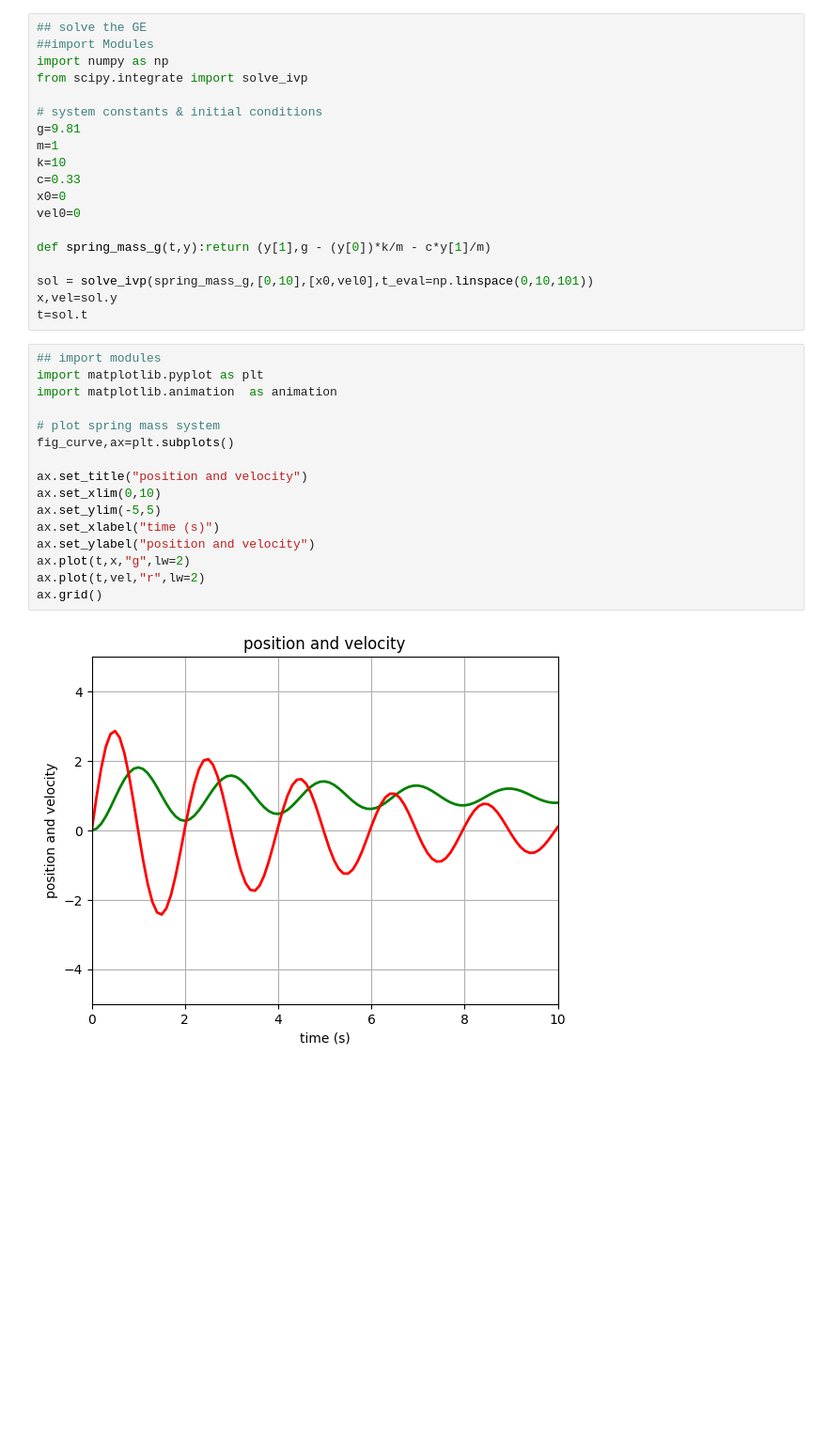
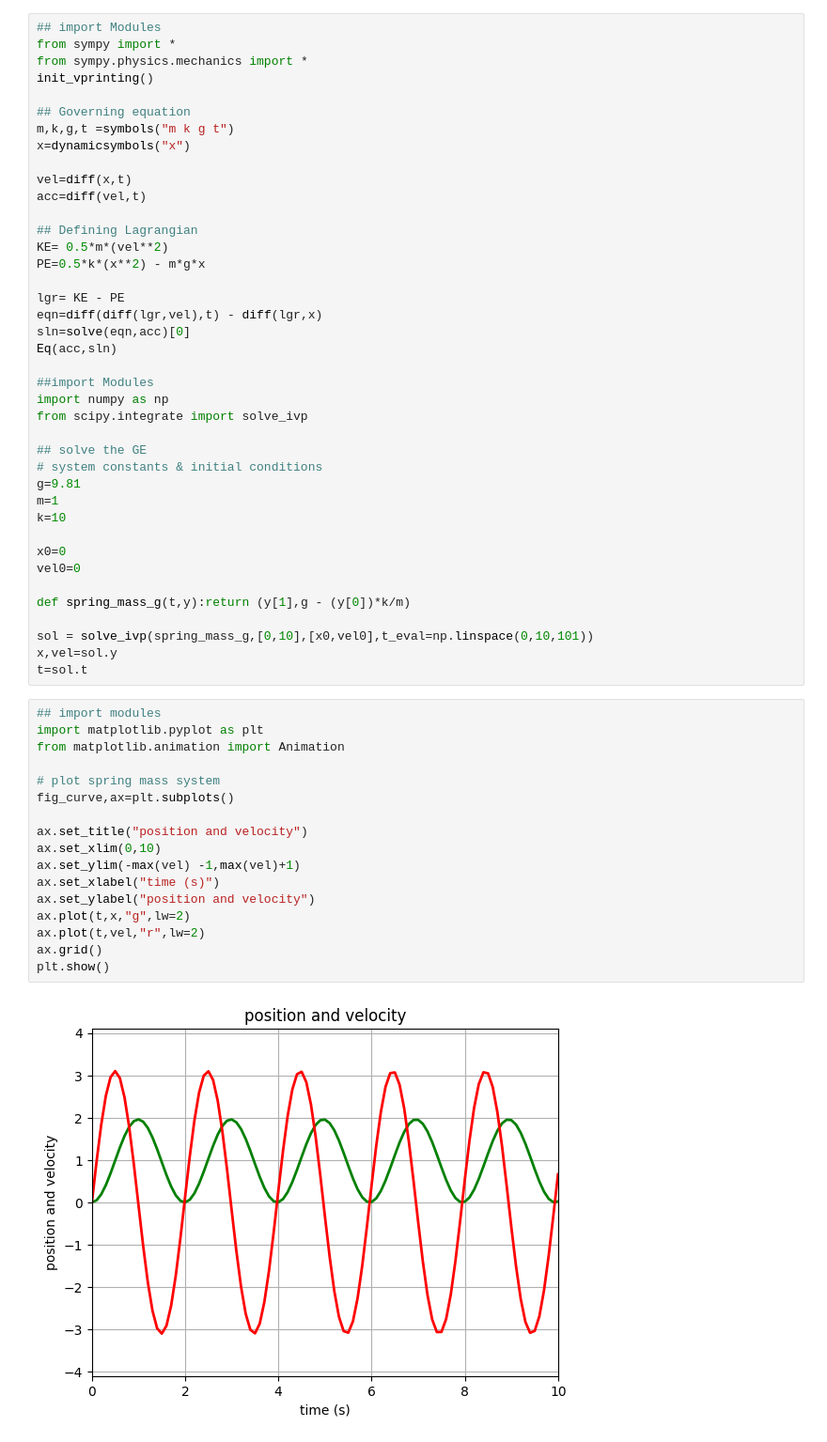
Before and after one commit to tharani2503/Mathematical-Modelling-of-Physical-Systems, a Jupyter notebook: Spring_Mass_System/Spring_Mass.ipynb, the cells around one changed output. Shown at 94% size. Cells and saved outputs as stored; diff of their text form; blank space fills up the shorter version.

```diff
--- a/Spring_Mass_System/Spring_Mass.ipynb
+++ b/Spring_Mass_System/Spring_Mass.ipynb
@@ -24,18 +1,39 @@ Eq(acc,sln)
 # %%
-## solve the GE
+## import Modules
+from sympy import *
+from sympy.physics.mechanics import *
+init_vprinting()
+
+## Governing equation
+m,k,g,t =symbols("m k g t")
+x=dynamicsymbols("x")
+
+vel=diff(x,t)
+acc=diff(vel,t)
+
+## Defining Lagrangian
+KE= 0.5*m*(vel**2)
+PE=0.5*k*(x**2) - m*g*x
+
+lgr= KE - PE
+eqn=diff(diff(lgr,vel),t) - diff(lgr,x)
+sln=solve(eqn,acc)[0]
+Eq(acc,sln)
+
 ##import Modules
 import numpy as np
 from scipy.integrate import solve_ivp
 
+## solve the GE
 # system constants & initial conditions
 g=9.81
 m=1
 k=10
-c=0.33
+
 x0=0
 vel0=0
 
-def spring_mass_g(t,y):return (y[1],g - (y[0])*k/m - c*y[1]/m)
+def spring_mass_g(t,y):return (y[1],g - (y[0])*k/m)
 
 sol = solve_ivp(spring_mass_g,[0,10],[x0,vel0],t_eval=np.linspace(0,10,101))
 x,vel=sol.y
@@ -43,18 +41,19 @@ t=sol.t
 # %%
 ## import modules
 import matplotlib.pyplot as plt
-import matplotlib.animation  as animation
+from matplotlib.animation import Animation
 
 # plot spring mass system
 fig_curve,ax=plt.subplots()
 
 ax.set_title("position and velocity")
 ax.set_xlim(0,10)
-ax.set_ylim(-5,5)
+ax.set_ylim(-max(vel) -1,max(vel)+1)
 ax.set_xlabel("time (s)")
 ax.set_ylabel("position and velocity")
 ax.plot(t,x,"g",lw=2)
 ax.plot(t,vel,"r",lw=2)
 ax.grid()
+plt.show()
 # %% [output]
-[figure, old version]
+[figure, new version]
```
Also changed, not shown: parts of 6 cells of this notebook.
